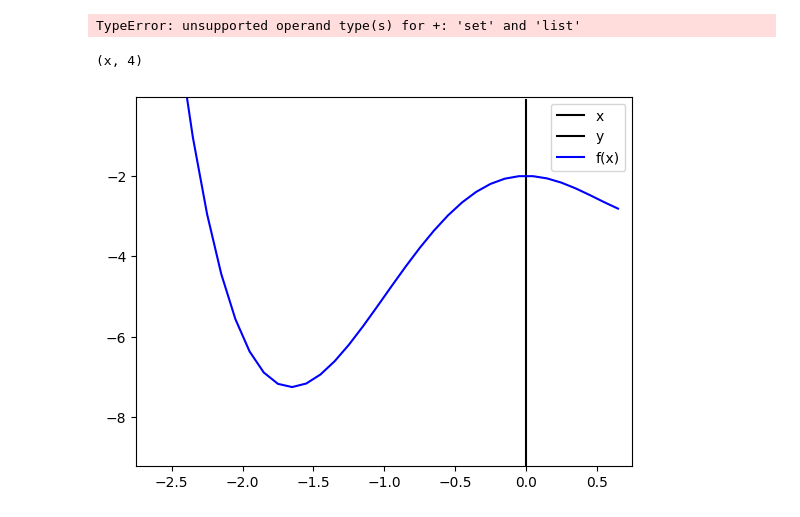
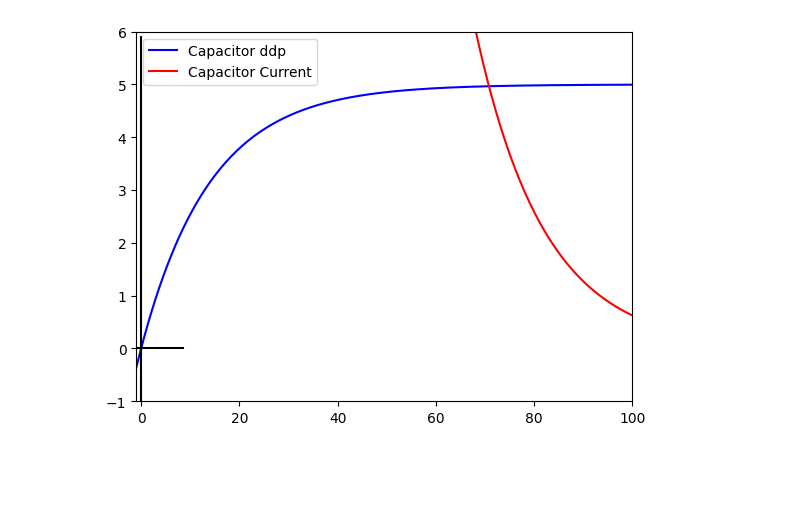
Before and after one commit to 1King-coder/Numeric-Calculus-study, a Jupyter notebook: interpolation/visualizing_interpolation.ipynb, the cells around one changed output. Cells and saved outputs as stored; diff of their text form; code cells hidden in the pictures; blank space fills up the shorter version.

```diff
--- a/interpolation/visualizing_interpolation.ipynb
+++ b/interpolation/visualizing_interpolation.ipynb
@@ -31,6 +31,12 @@ def plot_curve (func: 'Func', axe: 'plt.Axes', interval_x: list, interval_y: lis
 
 def plot_cartesian_lines (axe, interval_x: list, interval_y: list):
     # plots the x and y lines in black in the axe.
+    if not interval_y[1]:
+        interval_y = [-10, 10]
+
+    if not interval_x[1]:
+        interval_x = [-10, 10]
+
     x_np = np.arange(*interval_x, 0.1)
     y_np = np.arange(*interval_y, 0.1)
 
@@ -145,27 +151,28 @@ fig.show()
-# %%
-lista = [1, 2, 3]
-
-conj = set([2, 3, 4])
-
-conj + lista
-# %% [output]
-TypeError: unsupported operand type(s) for +: 'set' and 'list'
-# %%
-
-
-x = sym.symbols('x')
-
-func = Func(
-    x**4 + x**3 - 3*x**2 - 2,
-    x
-)
-fig, axe = plt.subplots()
-
-plot_func_in_cartesian(func, axe, [-2, 0])
-
-
-
-fig.show()
-# %% [output]
-(x, 4)
-[figure, removed]
+# %%
+
+
+x = sym.symbols('x')
+
+V = 5
+R = 30 * 10**3
+C = 470 * 10 **(-6)
+
+Vc_func = Func(
+    V *(1 - sym.exp(-(1/(R*C)) * x)),
+    x
+)
+
+Ic_func = Func(
+    (1/C)*Vc_func.dfunc(),
+    x
+)
+fig, axe = plt.subplots()
+
+invetrval_x, interval_y = [-1, 100], [-1, 6]
+
+plot_curve(Vc_func, axe, invetrval_x, interval_y, label_txt='Capacitor ddp')
+plot_curve(Ic_func, axe, invetrval_x, interval_y, color_val='r', label_txt='Capacitor Current')
+
+plot_cartesian_lines(axe, interval_x, interval_y)
+# %% [output]
+[figure, added]
```
Also changed, not shown: parts of 2 cells of this notebook, 6 other files.
